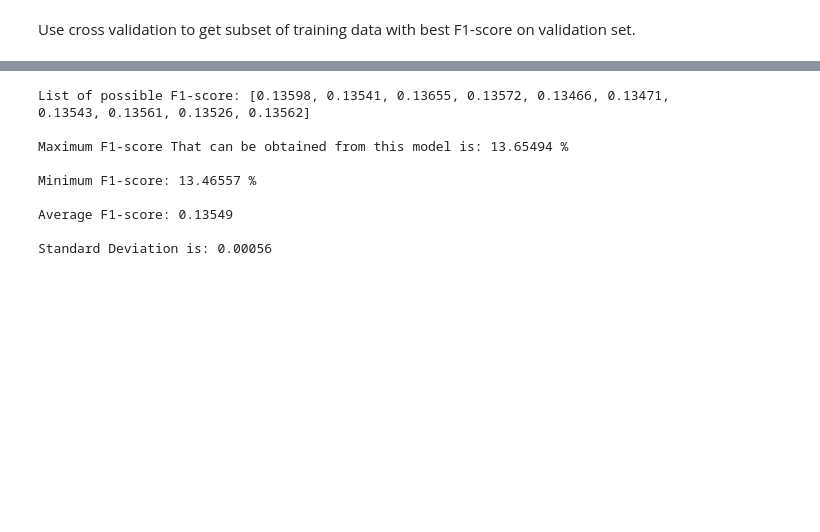
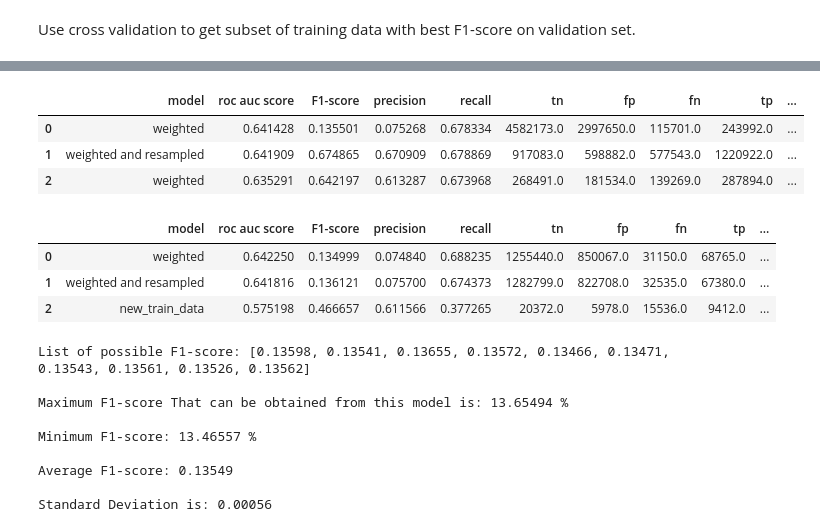
Before and after one commit to liuchennn1414/dsa4266_tundra, a Jupyter notebook: logistic_regression_tundra.ipynb, the cells around one changed output, grey strips where cells are left out. Drawn from its saved outputs; the diff is of its cells as text; code cells hidden in the pictures; blank space fills up the shorter version.

Commit message:
Update logistic_regression_tundra.ipynb
using joey's data f1@0.46667

```diff
--- a/logistic_regression_tundra.ipynb
+++ b/logistic_regression_tundra.ipynb
@@ -217,6 +219,9 @@ X
 mm = MinMaxScaler()
 train_X = mm.fit_transform(train_X)
 test_X = mm.fit_transform(test_X)
+# %%
+new_train_X = mm.fit_transform(new_train_X)
+new_test_X = mm.fit_transform(new_test_X)
 # %% [markdown]
 # Logistic Regression Model
 # %% [markdown]
@@ -283,3 +304,56 @@ Use cross validation to get subset of training data with best F1-score on valida
+# %%
+X_train = best_fold[0]
+y_train = best_fold[1]
+X_test = new_test_X
+y_test = new_test_y
+
+# fit model
+clf = LogisticRegression(random_state = 4266,
+                         max_iter = 500, class_weight = "balanced").fit(X_train, y_train)
+
+cfm = met.confusion_matrix(y_true = y_train, y_pred = clf.predict(X_train))
+cfm2 = cfm.astype("float") / cfm.sum(axis=1)[:, np.newaxis]
+train_1 = {"model": "new_train_data",
+  "roc auc score": met.roc_auc_score(y_true = y_train, y_score = clf.predict(X_train)),
+	"F1-score": met.f1_score(y_true = y_train, y_pred = clf.predict(X_train)),
+  "precision" : met.precision_score(y_true = y_train, y_pred = clf.predict(X_train)),
+  "recall": met.recall_score(y_true = y_train, y_pred = clf.predict(X_train)),
+	"tn": cfm.ravel()[0],
+	"fp": cfm.ravel()[1],
+  "fn": cfm.ravel()[2],
+  "tp": cfm.ravel()[3],
+  "class 0 accuracy": cfm2.diagonal()[0],
+  "class 1 accuracy ": cfm2.diagonal()[1]}
+training_results = training_results.append(train_1, ignore_index = True)
+
+cfm = met.confusion_matrix(y_true = y_test, y_pred = clf.predict(X_test))
+cfm2 = cfm.astype("float") / cfm.sum(axis=1)[:, np.newaxis]
+test_1 = {"model": "new_train_data",
+  "roc auc score": met.roc_auc_score(y_true = y_test, y_score = clf.predict(X_test)),
+	"F1-score": met.f1_score(y_true = y_test, y_pred = clf.predict(X_test)),
+  "precision": met.precision_score(y_true = y_test, y_pred = clf.predict(X_test)),
+  "recall": met.recall_score(y_true = y_test, y_pred = clf.predict(X_test)),
+	"tn": cfm.ravel()[0],
+	"fp": cfm.ravel()[1],
+  "fn": cfm.ravel()[2],
+  "tp": cfm.ravel()[3],
+  "class 0 accuracy": cfm2.diagonal()[0],
+  "class 1 accuracy ": cfm2.diagonal()[1]}
+testing_results = testing_results.append(test_1, ignore_index = True)
+# %%
+training_results
+# %% [output]
+|  | model | roc auc score | F1-score | precision | recall | tn | fp | fn | tp | ... |
+| 0 | weighted | 0.641428 | 0.135501 | 0.075268 | 0.678334 | 4582173.0 | 2997650.0 | 115701.0 | 243992.0 | ... |
+| 1 | weighted and resampled | 0.641909 | 0.674865 | 0.670909 | 0.678869 | 917083.0 | 598882.0 | 577543.0 | 1220922.0 | ... |
+| 2 | weighted | 0.635291 | 0.642197 | 0.613287 | 0.673968 | 268491.0 | 181534.0 | 139269.0 | 287894.0 | ... |
+# %%
+testing_results
+# %% [output]
+|  | model | roc auc score | F1-score | precision | recall | tn | fp | fn | tp | ... |
+| 0 | weighted | 0.642250 | 0.134999 | 0.074840 | 0.688235 | 1255440.0 | 850067.0 | 31150.0 | 68765.0 | ... |
+| 1 | weighted and resampled | 0.641816 | 0.136121 | 0.075700 | 0.674373 | 1282799.0 | 822708.0 | 32535.0 | 67380.0 | ... |
+| 2 | new_train_data | 0.575198 | 0.466657 | 0.611566 | 0.377265 | 20372.0 | 5978.0 | 15536.0 | 9412.0 | ... |
 # %%
 # fit model
 clf = LogisticRegression(random_state = 4266, max_iter = 500, class_weight = "balanced")
```
Also changed, not shown: parts of 8 cells of this notebook.
